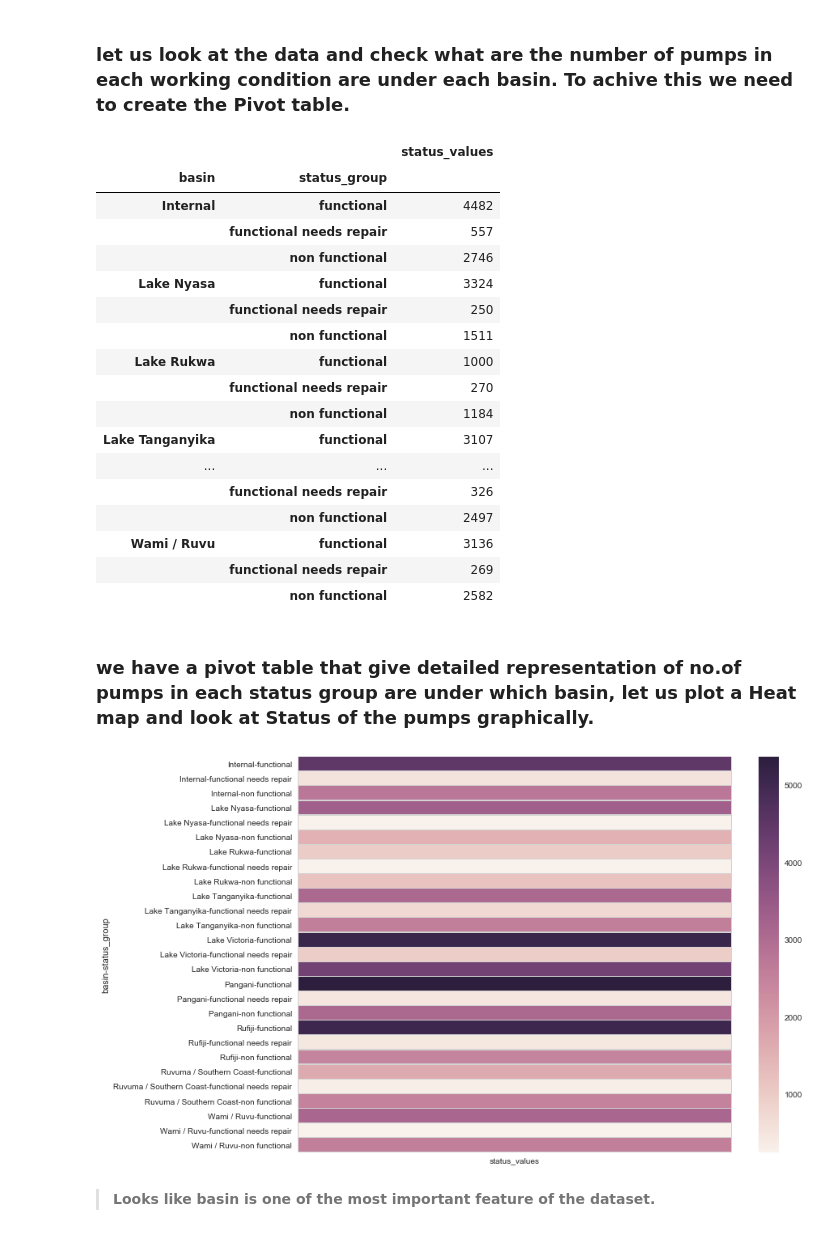
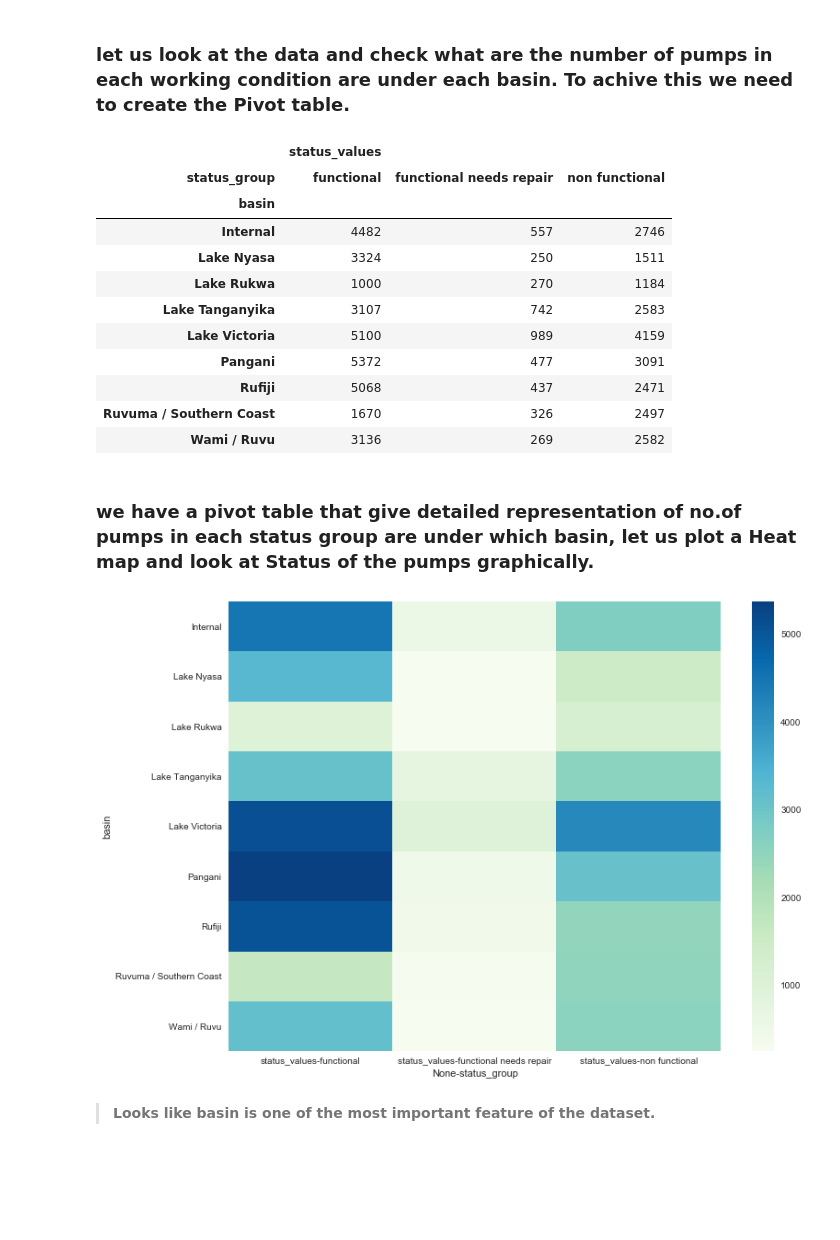
Before and after one commit to ksdkalluri/identifying_faulty_pumps, a Jupyter notebook: Data_Cleaning_and_Exploratory_analysis.ipynb, the cells around one changed output. Drawn from its saved outputs; the diff is of its cells as text; code cells hidden in the pictures; blank space fills up the shorter version.

```diff
--- a/Data_Cleaning_and_Exploratory_analysis.ipynb
+++ b/Data_Cleaning_and_Exploratory_analysis.ipynb
@@ -635,35 +651,30 @@ Name: basin, dtype: int64
 # %% [markdown]
 ### let us look at the data and check what are the number of pumps in each working condition are under each basin. To achive this we need to create the Pivot table.
 # %%
-piv_table = pd.pivot_table(training_df, index=['basin', 'status_group'],
-                           values=['status_values'], aggfunc='count')
+piv_df= training_df[['basin','status_group','status_values']]
+piv_table = piv_df.pivot_table(index='basin',
+                           columns='status_group', aggfunc='count')
 piv_table
 # %% [output]
-|  |  | status_values |
-| basin | status_group |  |
-| Internal | functional | 4482 |
-|  | functional needs repair | 557 |
-|  | non functional | 2746 |
-| Lake Nyasa | functional | 3324 |
-|  | functional needs repair | 250 |
-|  | non functional | 1511 |
-| Lake Rukwa | functional | 1000 |
-|  | functional needs repair | 270 |
-|  | non functional | 1184 |
-| Lake Tanganyika | functional | 3107 |
-| ... | ... | ... |
-|  | functional needs repair | 326 |
-|  | non functional | 2497 |
-| Wami / Ruvu | functional | 3136 |
-|  | functional needs repair | 269 |
-|  | non functional | 2582 |
+|  | status_values |  |  |
+| status_group | functional | functional needs repair | non functional |
+| basin |  |  |  |
+| Internal | 4482 | 557 | 2746 |
+| Lake Nyasa | 3324 | 250 | 1511 |
+| Lake Rukwa | 1000 | 270 | 1184 |
+| Lake Tanganyika | 3107 | 742 | 2583 |
+| Lake Victoria | 5100 | 989 | 4159 |
+| Pangani | 5372 | 477 | 3091 |
+| Rufiji | 5068 | 437 | 2471 |
+| Ruvuma / Southern Coast | 1670 | 326 | 2497 |
+| Wami / Ruvu | 3136 | 269 | 2582 |
 # %% [markdown]
 ### __we have a pivot table that give detailed representation of no.of pumps in each status group are under which basin, let us plot a Heat map and look at Status of the pumps graphically.__
 # %%
 fig, ax = pyplot.subplots(figsize=a4_dims)
-ax = sns.heatmap(piv_table, linewidths=.2, linecolor='lightgray')
+ax = sns.heatmap(piv_table, cmap='GnBu')
 # %% [output]
-[figure, old version]
+[figure, new version]
 # %% [markdown]
 > __Looks like basin is one of the most important feature of the dataset.__
 # %%
```
Also changed, not shown: parts of 13 cells of this notebook.
